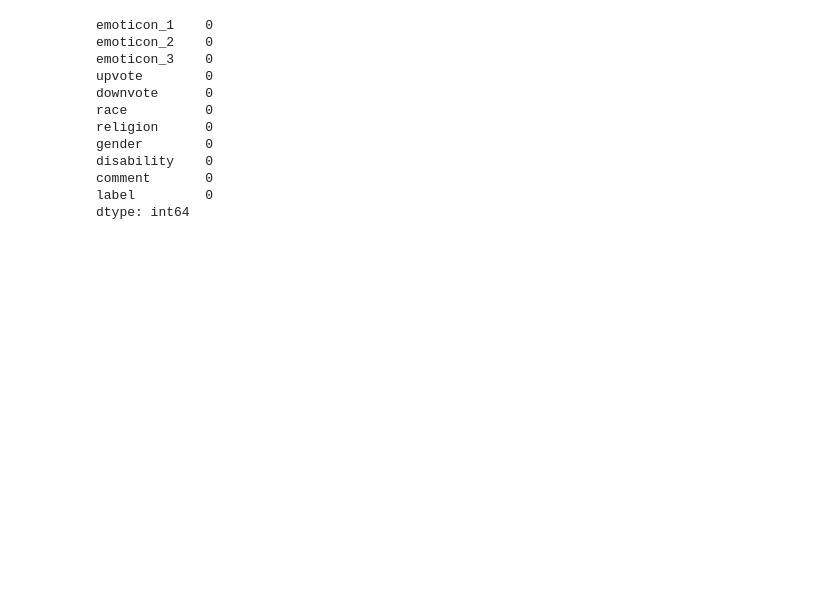
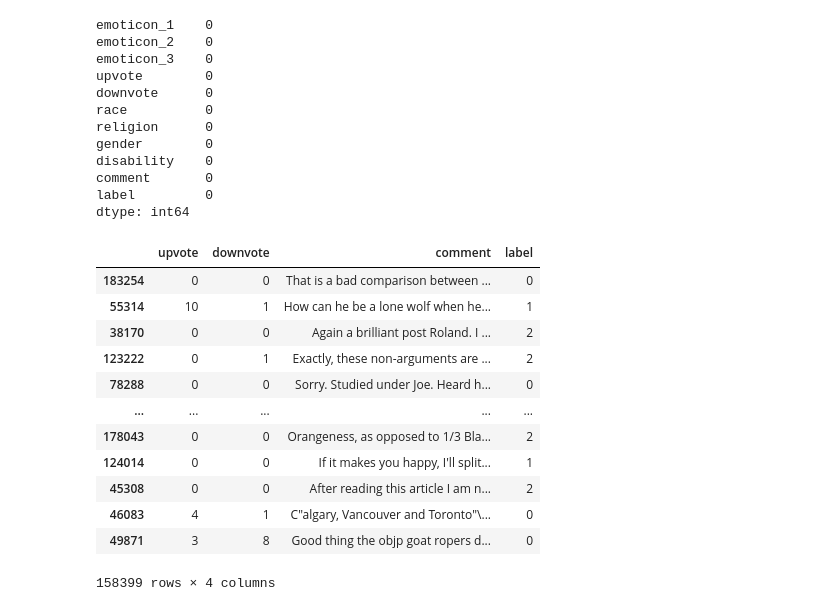
Before and after one commit to pirrabu-iitm/mlp_01_26, a Jupyter notebook: main.ipynb, the cells around one changed output. Cells and saved outputs as stored; diff of their text form; code cells hidden in the pictures; blank space fills up the shorter version.

```diff
--- a/main.ipynb
+++ b/main.ipynb
@@ -165,0 +181,16 @@ train_df, val_df = train_test_split(df, test_size=.2, stratify=df['label'])
+# %%
+train_df
+# %% [output]
+|  | upvote | downvote | comment | label |
+| 183254 | 0 | 0 | That is a bad comparison between ... | 0 |
+| 55314 | 10 | 1 | How can he be a lone wolf when he... | 1 |
+| 38170 | 0 | 0 | Again a brilliant post Roland. I ... | 2 |
+| 123222 | 0 | 1 | Exactly, these non-arguments are ... | 2 |
+| 78288 | 0 | 0 | Sorry. Studied under Joe. Heard h... | 0 |
+| ... | ... | ... | ... | ... |
+| 178043 | 0 | 0 | Orangeness, as opposed to 1/3 Bla... | 2 |
+| 124014 | 0 | 0 | If it makes you happy, I'll split... | 1 |
+| 45308 | 0 | 0 | After reading this article I am n... | 2 |
+| 46083 | 4 | 1 | C"algary, Vancouver and Toronto"\... | 0 |
+| 49871 | 3 | 8 | Good thing the objp goat ropers d... | 0 |
+158399 rows × 4 columns
```
Also changed, not shown: parts of 13 cells of this notebook.
